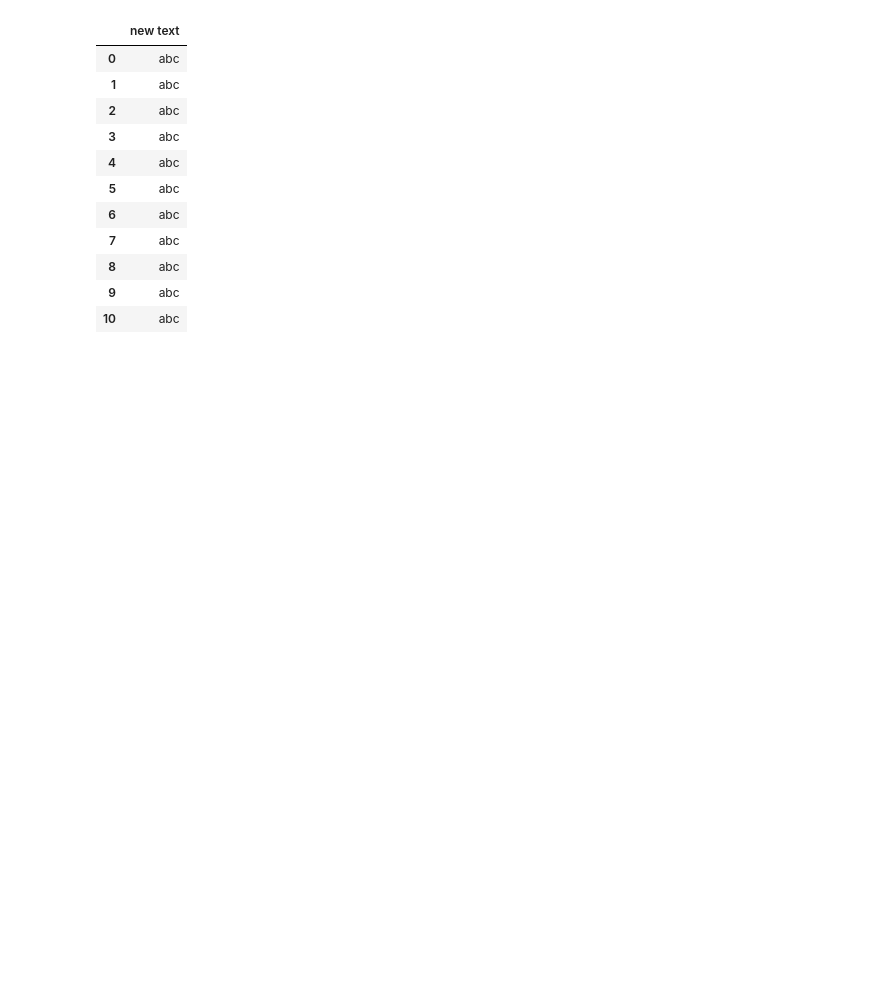
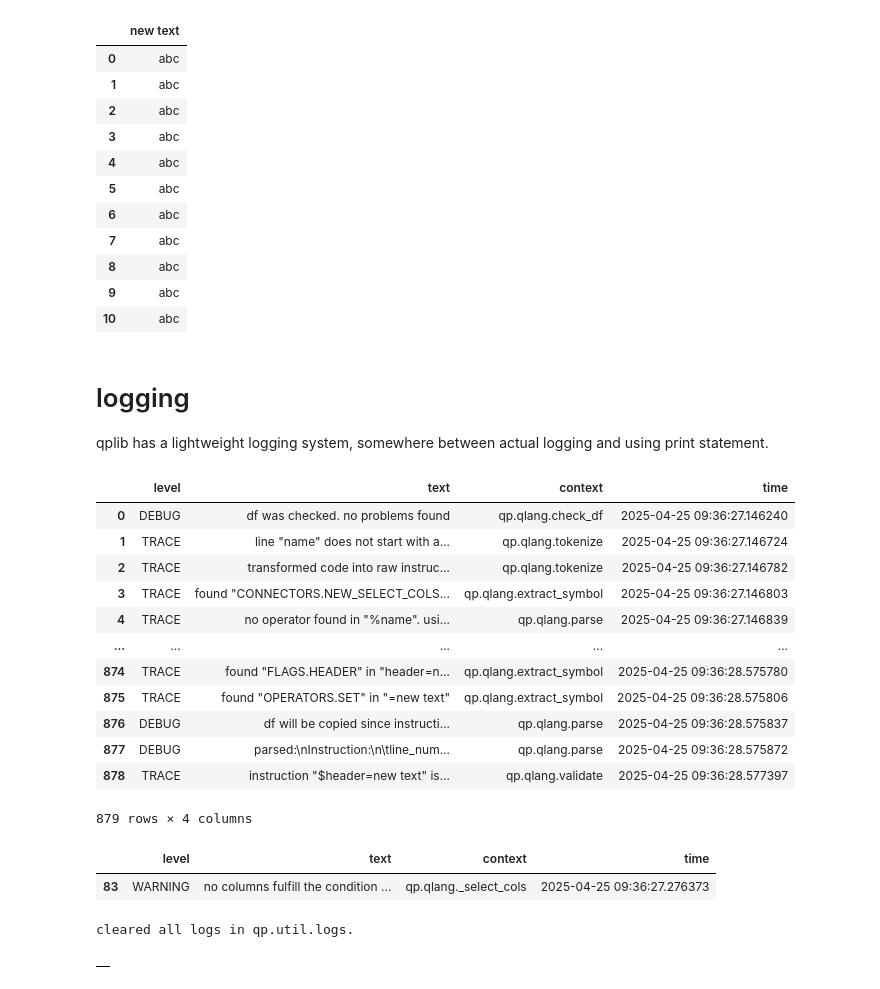
Before and after one commit to MartinVoelkl94/qplib_dev, a Jupyter notebook: interactive_demo.ipynb, the cells around one changed output. Cells and saved outputs as stored; diff of their text form; code cells hidden in the pictures; blank space fills up the shorter version.

```diff
--- a/interactive_demo.ipynb
+++ b/interactive_demo.ipynb
@@ -671,3 +697,39 @@ df.q('$new=abc  $header=new text')
 | 8 | abc |
 | 9 | abc |
 | 10 | abc |
+# %% [markdown]
+# logging
+
+qplib has a lightweight logging system, somewhere between actual logging and using print statement.
+# %%
+#logs from the current session (since importing qplib) can be found here:
+logs = qp.log().copy()
+logs
+# %% [output]
+|  | level | text | context | time |
+| 0 | DEBUG | df was checked. no problems found | qp.qlang.check_df | 2025-04-25 09:36:27.146240 |
+| 1 | TRACE | line "name" does not start with a... | qp.qlang.tokenize | 2025-04-25 09:36:27.146724 |
+| 2 | TRACE | transformed code into raw instruc... | qp.qlang.tokenize | 2025-04-25 09:36:27.146782 |
+| 3 | TRACE | found "CONNECTORS.NEW_SELECT_COLS... | qp.qlang.extract_symbol | 2025-04-25 09:36:27.146803 |
+| 4 | TRACE | no operator found in "%name". usi... | qp.qlang.parse | 2025-04-25 09:36:27.146839 |
+| ... | ... | ... | ... | ... |
+| 874 | TRACE | found "FLAGS.HEADER" in "header=n... | qp.qlang.extract_symbol | 2025-04-25 09:36:28.575780 |
+| 875 | TRACE | found "OPERATORS.SET" in "=new text" | qp.qlang.extract_symbol | 2025-04-25 09:36:28.575806 |
+| 876 | DEBUG | df will be copied since instructi... | qp.qlang.parse | 2025-04-25 09:36:28.575837 |
+| 877 | DEBUG | parsed:\nInstruction:\n\tline_num... | qp.qlang.parse | 2025-04-25 09:36:28.575872 |
+| 878 | TRACE | instruction "$header=new text" is... | qp.qlang.validate | 2025-04-25 09:36:28.577397 |
+879 rows × 4 columns
+# %%
+#since the logs are stored in a dataframe, we can use qplib to filter them:
+logs.q('level  %%warning   $width=100px  %is any;')
+# %% [output]
+|  | level | text | context | time |
+| 83 | WARNING | no columns fulfill the condition ... | qp.qlang._select_cols | 2025-04-25 09:36:27.276373 |
+# %%
+#clear logs:
+qp.log(clear=True)
+logs = qp.log().copy()
+logs
+# %% [output]
+cleared all logs in qp.util.logs.
+|  |
```
Also changed, not shown: parts of 12 cells of this notebook.
